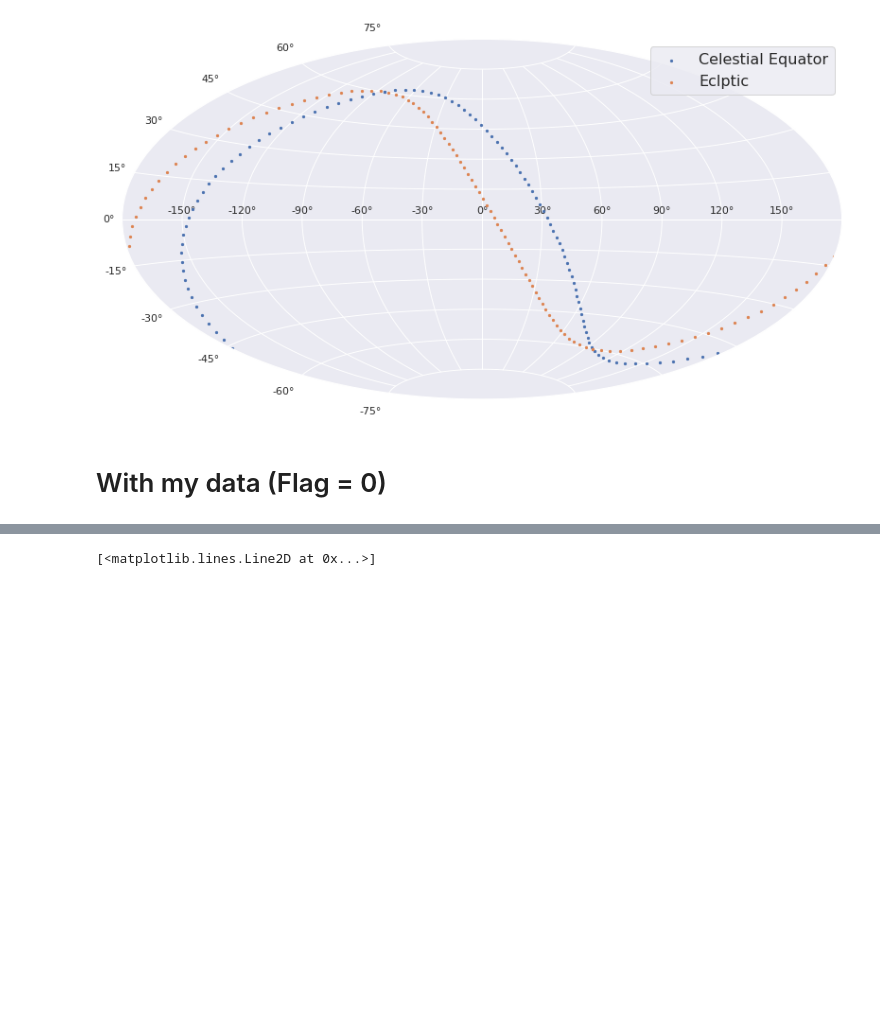
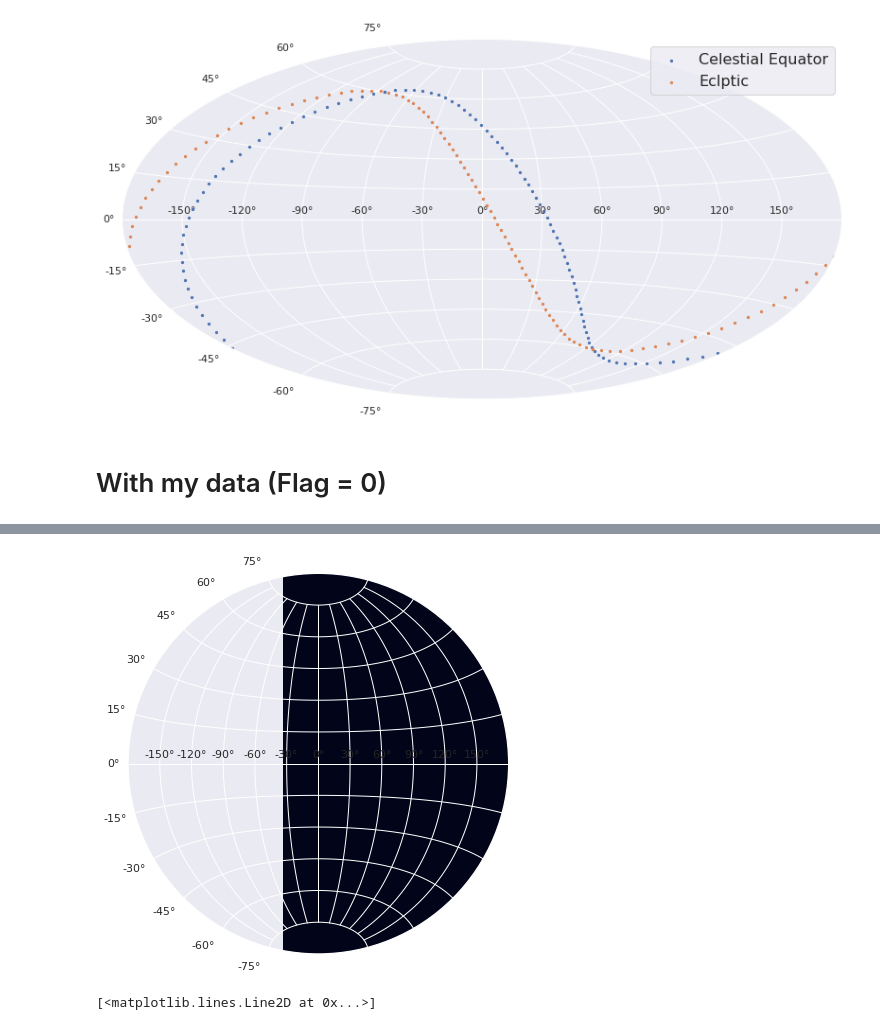
Before and after one commit to AngelGSoto/SPLUS_EmissionObject, a Jupyter notebook: Notebook/Galactic coordinates.ipynb, the cells around one changed output, grey strips where cells are left out. Drawn from its saved outputs; the diff is of its cells as text; code cells hidden in the pictures; blank space fills up the shorter version.

```diff
--- a/Notebook/Galactic coordinates.ipynb
+++ b/Notebook/Galactic coordinates.ipynb
@@ -66,3 +122,10 @@ plt.show()
+# %%
+fig = plt.figure(figsize=(14,7))
+a = fig.add_subplot(1,1,1, projection="aitoff")
+a.imshow(hdu[0].data)
+plt.show()
+# %% [output]
+[figure, added]
 # %%
 plt.plot(l_plot, b_plot, "o", label='Celestial Equator')
 # %% [output]
```
Also changed, not shown: parts of 5 cells of this notebook, 6 other files.
